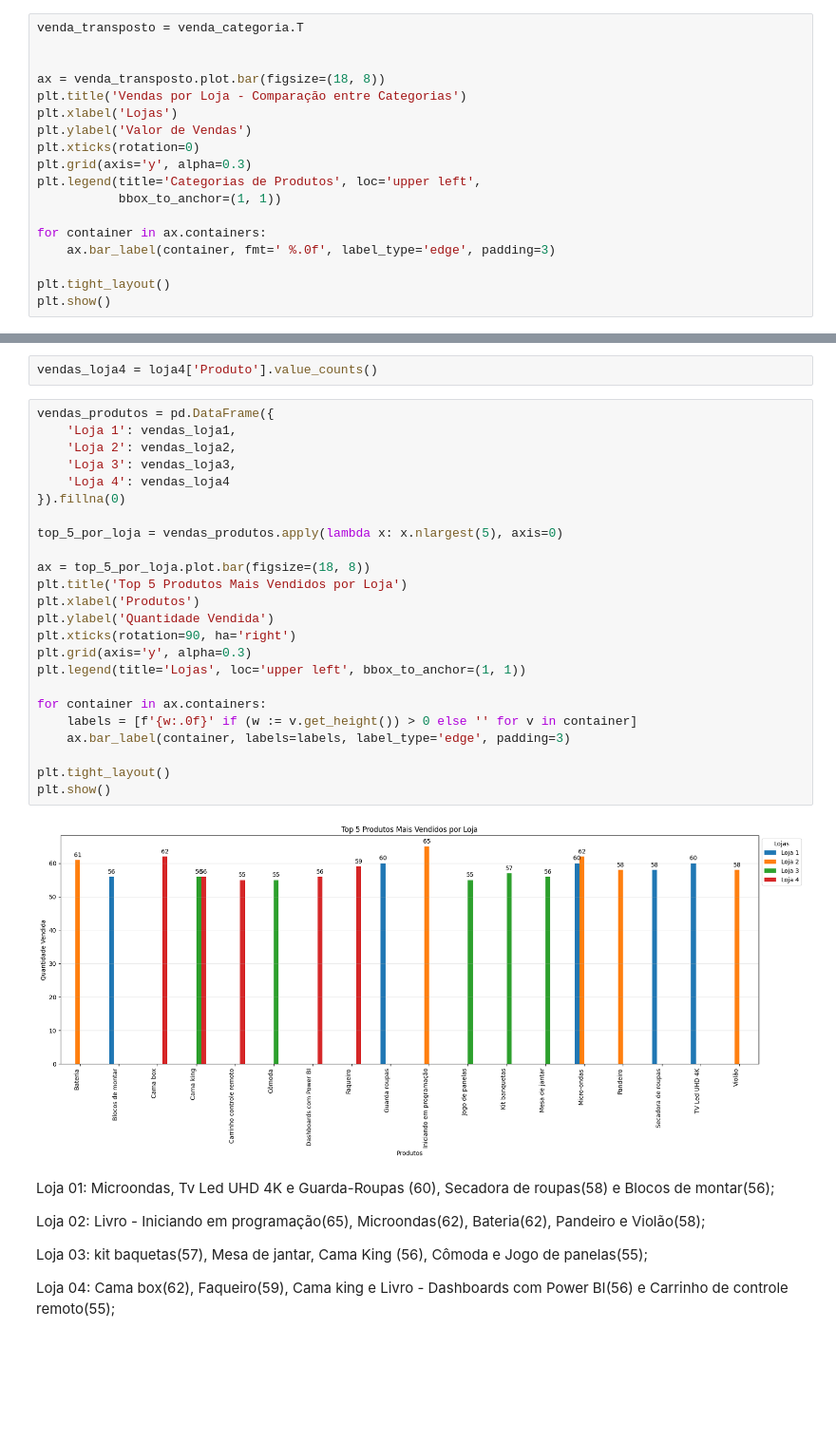
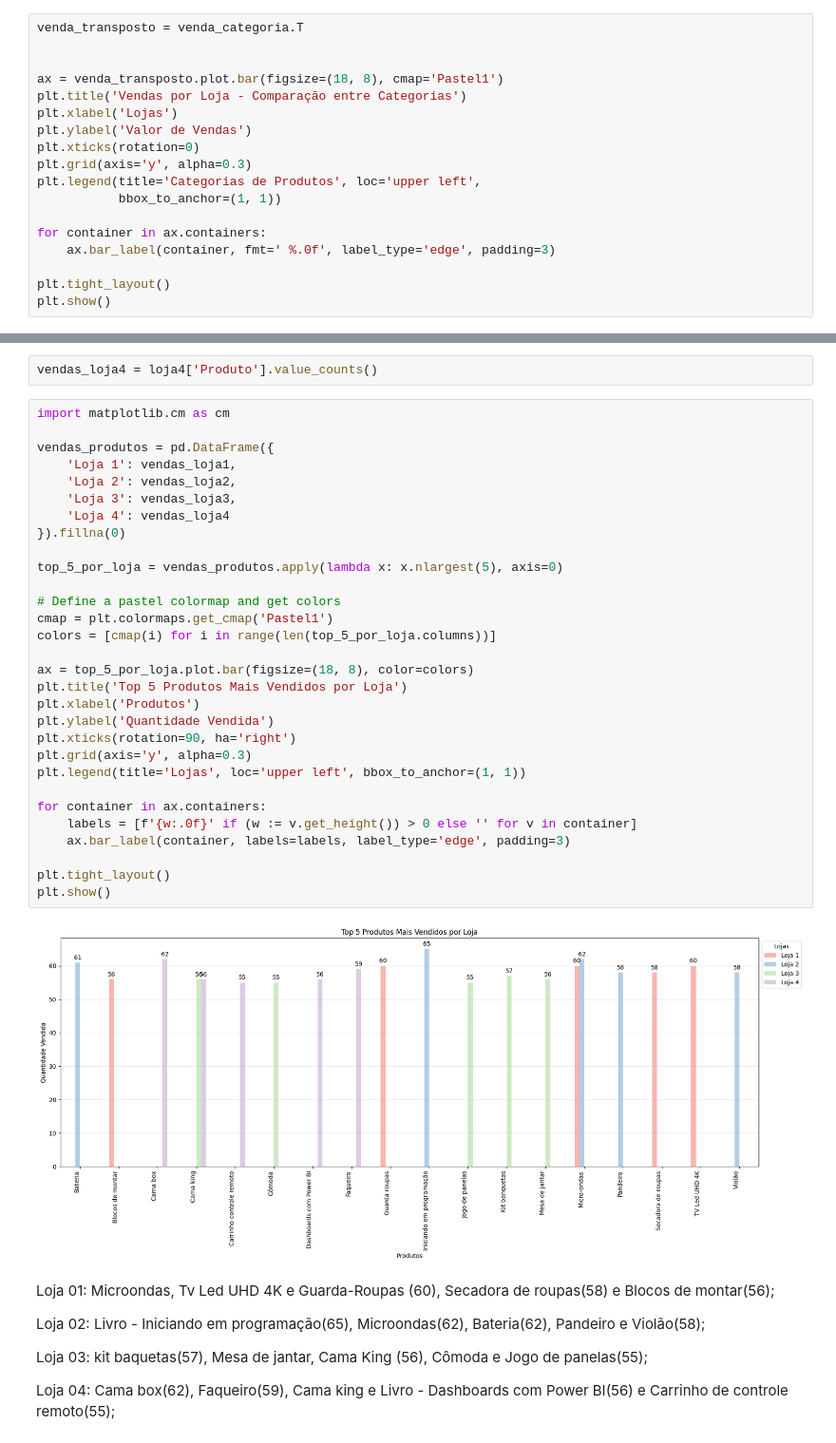
Before and after one commit to JNarimatsu/One_Challenge_Alura_Store, a Jupyter notebook: AluraStoreBrasil.ipynb, the cells around one changed output, grey strips where cells are left out. Shown at 95% size. Cells and saved outputs as stored; diff of their text form; blank space fills up the shorter version.

```diff
--- a/AluraStoreBrasil.ipynb
+++ b/AluraStoreBrasil.ipynb
@@ -153,7 +159,7 @@ venda_categoria = pd.DataFrame({
 venda_transposto = venda_categoria.T
 
 
-ax = venda_transposto.plot.bar(figsize=(18, 8))
+ax = venda_transposto.plot.bar(figsize=(18, 8), cmap='Pastel1')
 plt.title('Vendas por Loja - Comparação entre Categorias')
 plt.xlabel('Lojas')
 plt.ylabel('Valor de Vendas')
@@ -214,31 +225,37 @@ vendas_loja3 = loja3['Produto'].value_counts()
 # %%
 vendas_loja4 = loja4['Produto'].value_counts()
 # %%
+import matplotlib.cm as cm
+
 vendas_produtos = pd.DataFrame({
     'Loja 1': vendas_loja1,
     'Loja 2': vendas_loja2,
     'Loja 3': vendas_loja3,
     'Loja 4': vendas_loja4
 }).fillna(0)
 
 top_5_por_loja = vendas_produtos.apply(lambda x: x.nlargest(5), axis=0)
 
-ax = top_5_por_loja.plot.bar(figsize=(18, 8))
+# Define a pastel colormap and get colors
+cmap = plt.colormaps.get_cmap('Pastel1')
+colors = [cmap(i) for i in range(len(top_5_por_loja.columns))]
+
+ax = top_5_por_loja.plot.bar(figsize=(18, 8), color=colors)
 plt.title('Top 5 Produtos Mais Vendidos por Loja')
 plt.xlabel('Produtos')
 plt.ylabel('Quantidade Vendida')
 plt.xticks(rotation=90, ha='right')
 plt.grid(axis='y', alpha=0.3)
 plt.legend(title='Lojas', loc='upper left', bbox_to_anchor=(1, 1))
 
 for container in ax.containers:
     labels = [f'{w:.0f}' if (w := v.get_height()) > 0 else '' for v in container]
     ax.bar_label(container, labels=labels, label_type='edge', padding=3)
 
 plt.tight_layout()
 plt.show()
 # %% [output]
-[figure, old version]
+[figure, new version]
 # %% [markdown]
 Loja 01: Microondas, Tv Led UHD 4K e Guarda-Roupas (60), Secadora de roupas(58) e Blocos de montar(56);
 
```
Also changed, not shown: parts of 8 cells of this notebook.
